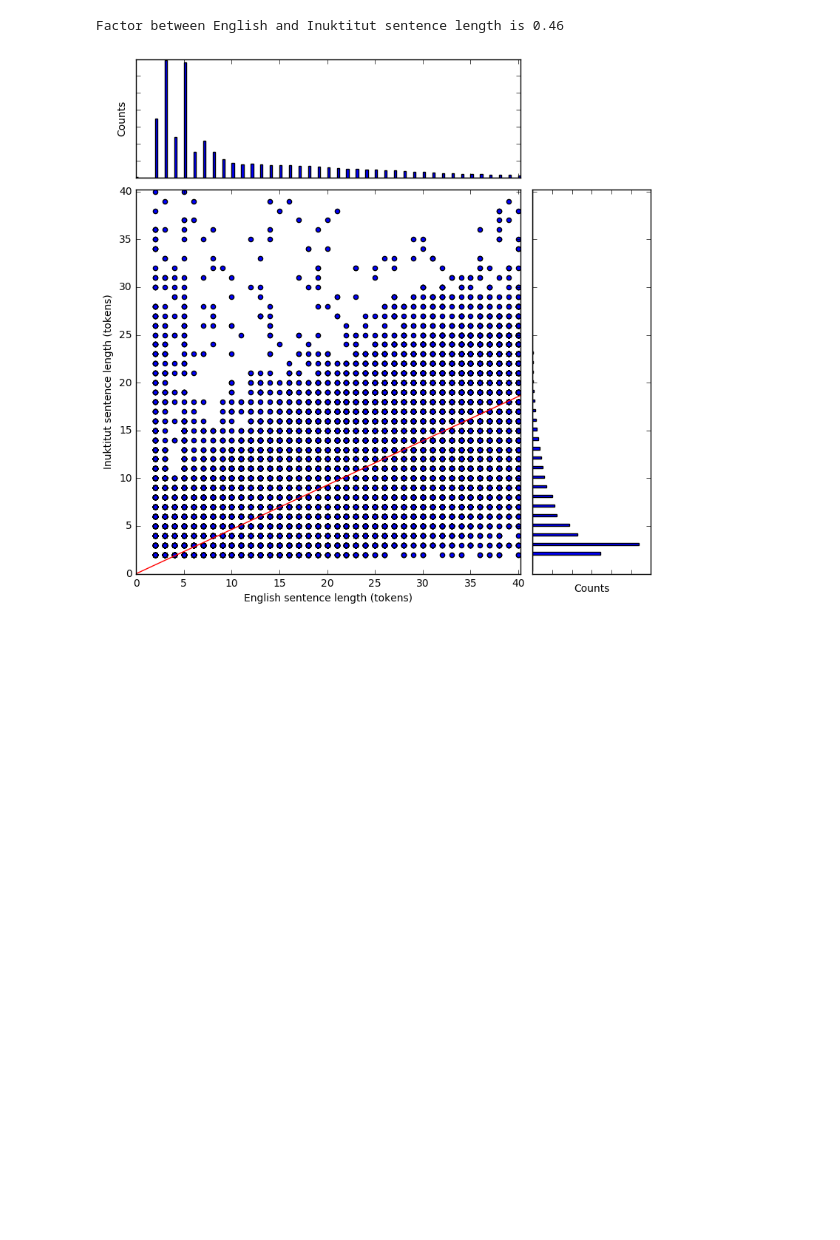
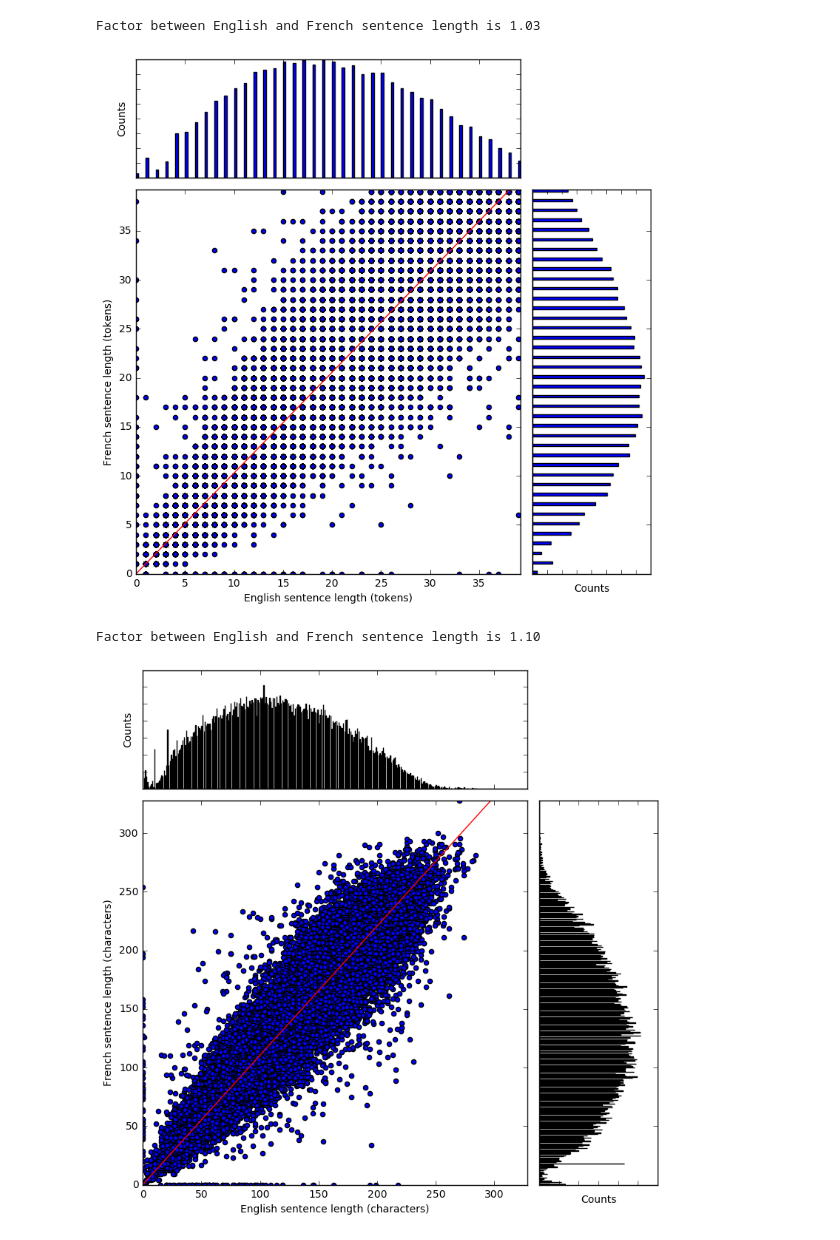
Before and after one commit to wenkokke/UoE-MT3-NMT, a Jupyter notebook: sentence_length_correlation.ipynb, the cells around one changed output. Cells and saved outputs as stored; diff of their text form; code cells hidden in the pictures; blank space fills up the shorter version.

Commit message:
Generated sentence length correlations for French/English and Hungarian/English.

```diff
--- a/sentence_length_correlation.ipynb
+++ b/sentence_length_correlation.ipynb
@@ -93,13 +117,25 @@ Factor between English and Inuktitut sentence length is 1.06
 # %%
-len_tok = lambda sent: len(sent.split(' '))
-data = data_generate(data_en='in_en_data/text_all.en',
-                     data_fr='in_en_data/text_all.fr',
+len_tok = lambda sent: len(sent.strip().split())
+data = data_generate(data_en='fr_en_data_50000/text.en',
+                     data_fr='fr_en_data_50000/text.fr',
                      len_en=len_tok,
                      len_fr=len_tok)
 plot_len_and_cor(name_en='English',
-                 name_fr='Inuktitut',
+                 name_fr='French',
                  data=data,
                  unit_name='tokens')
+
+len_char = lambda sent: len(sent.strip())
+data = data_generate(data_en='fr_en_data_50000/text.en',
+                     data_fr='fr_en_data_50000/text.fr',
+                     len_en=len_char,
+                     len_fr=len_char)
+plot_len_and_cor(name_en='English',
+                 name_fr='French',
+                 data=data,
+                 unit_name='characters')
 # %% [output]
-Factor between English and Inuktitut sentence length is 0.46
+Factor between English and French sentence length is 1.03
-[figure, old version]
+[figure, new version]
+Factor between English and French sentence length is 1.10
+[figure, added]
```
Also changed, not shown: parts of 3 cells of this notebook, 7 other files.
